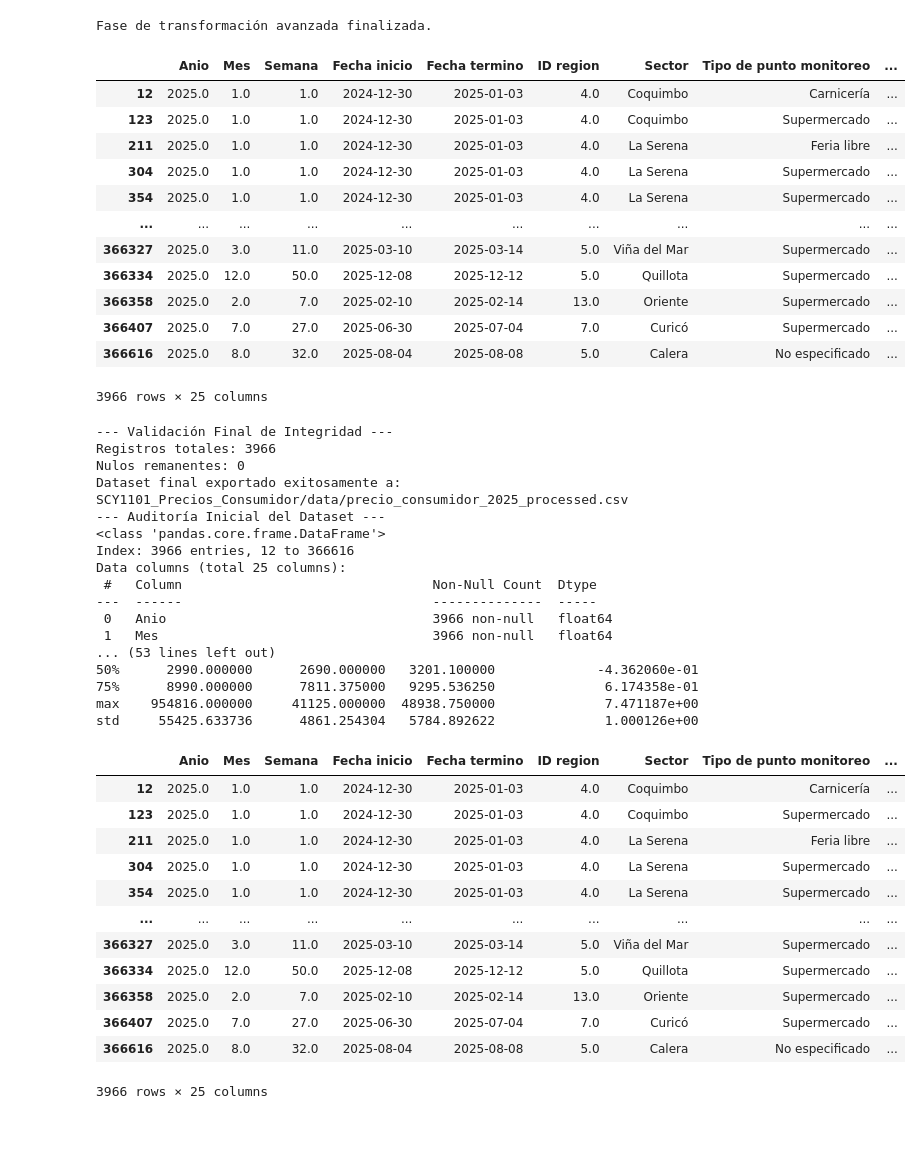
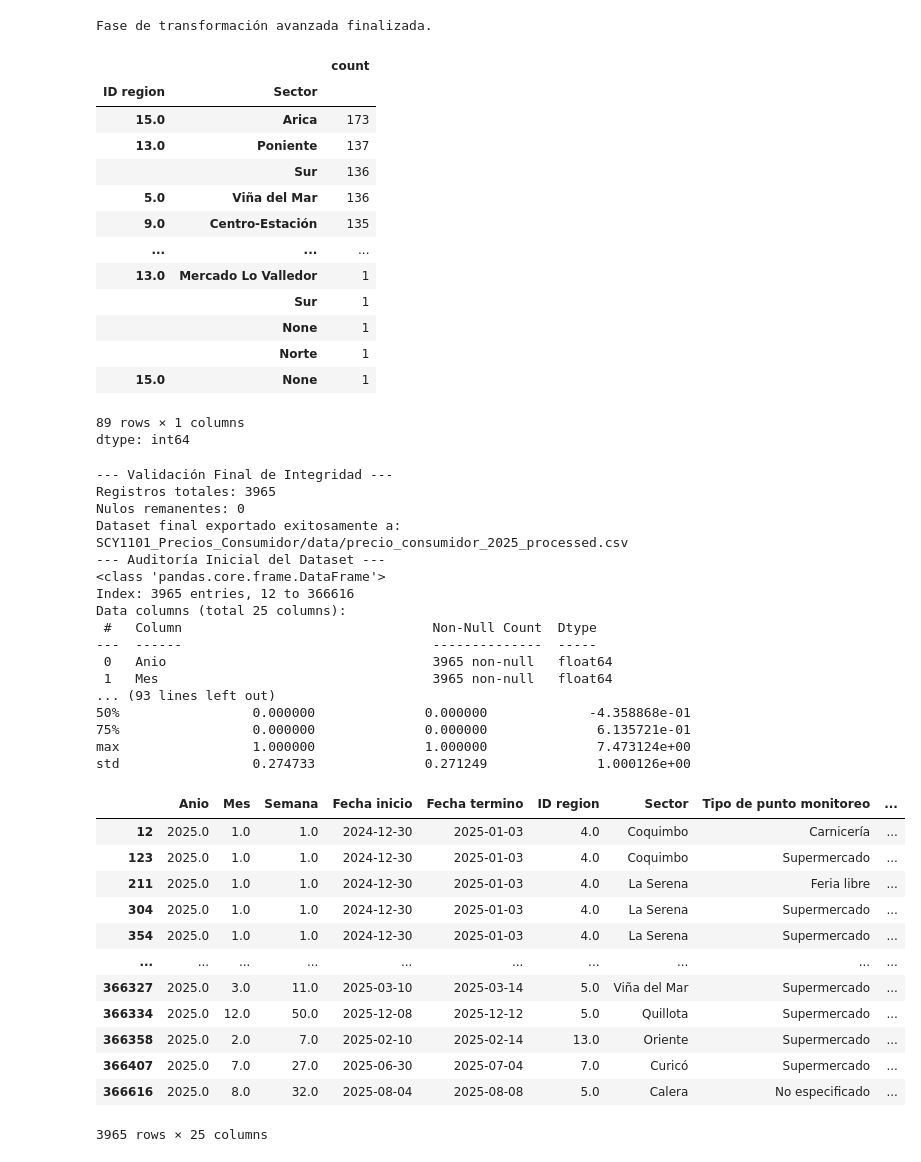
Before and after one commit to LtFordo/SCY1101_Precios_Consumidor, a Jupyter notebook: ProyectoProgramaciónCienciaDatos.ipynb, the cells around one changed output. Drawn from its saved outputs; the diff is of its cells as text; code cells hidden in the pictures; blank space fills up the shorter version.

```diff
--- a/ProyectoProgramaciónCienciaDatos.ipynb
+++ b/ProyectoProgramaciónCienciaDatos.ipynb
@@ -98,14 +122,19 @@ try:
     df = df[df['Precio minimo'] <= limite_max]
 
     # 4. Normalización de Categóricos (Columna Region):
-    # Eliminación de espacios y gestión de nulos representados como texto [11].
+    # Eliminación de espacios y gestión de nulos representados como texto.
     df['Region'] = df['Region'].str.strip()
     valor_moda_region = df['Region'].mode()[0] # Extracción de valor escalar
     df['Region'] = df['Region'].replace('None', valor_moda_region)
 
+    # Columna Sector
+    df['Sector'] = (df['Sector'].replace('None', pd.NA))
+    df['Sector'] = (df.groupby('Region')['Sector'].transform(lambda x: x.fillna(x.mode()[0])))
+
+
     # 5. Imputación Profesional de Nulos (Missing Values):
     # Se utiliza imputación lógica para no perder registros valiosos.
-    # Precios faltantes se rellenan con el promedio del registro para mantener la integridad [10].
+    # Precios faltantes se rellenan con el promedio del registro para mantener la integridad.
     df['Precio minimo'] = df['Precio minimo'].fillna(df['Precio promedio'])
     df['Precio maximo'] = df['Precio maximo'].fillna(df['Precio promedio'])
 
@@ -113,7 +142,7 @@ try:
     cols_cat = ['Sector', 'Tipo de punto monitoreo', 'Grupo', 'Unidad']
     df[cols_cat] = df[cols_cat].fillna('No especificado')
 
-    # Barrido final para asegurar 0 nulos (Requisito para nota máxima)
+    # Barrido final para asegurar 0 nulos
     df.dropna(inplace=True)
 
     print("Fase de limpieza completada exitosamente.")
@@ -139,46 +168,49 @@ Fase de limpieza completada exitosamente.
 # %%
 # =================================================================
 # FASE 3: TRANSFORMACIÓN AVANZADA
 # =================================================================
 # Justificación: Se utiliza vectorización y escalamiento para mejorar
 # el poder predictivo y normalizar la varianza de los datos.
 
 try:
     # 1. Ingeniería de Características: Creación de columna con IVA mediante broadcasting.
     # La vectorización optimiza la memoria al evitar ciclos.
     df['Precio_IVA'] = df['Precio promedio'] * 1.19
 
     # 2. Codificación Categórica (One-Hot Encoding):
     # Transforma 'Region' en variables binarias procesables por modelos de IA.
-    df_final = pd.get_dummies(df, columns=['Region'], prefix='Reg')
+    df_final = pd.get_dummies(df, columns=['Region'], prefix='Reg', dtype=int)
 
     # 3. Estandarización (Scaling):
     # Uso de StandardScaler para ajustar los precios a una media 0 y desviación 1.
     # Justificación: Esta técnica asume una distribución gaussiana y mitiga
     # el impacto de la magnitud de los precios en el análisis.
     scaler = StandardScaler()
     df_final['Precio_Promedio_Escalado'] = scaler.fit_transform(df_final[['Precio promedio']])
 
     print("Fase de transformación avanzada finalizada.")
 
 except Exception as e:
     print(f"Error en transformaciones avanzadas: {e}")
-df_final
+
+df_final[['ID region', 'Sector']].value_counts()
 # %% [output]
 Fase de transformación avanzada finalizada.
-|  | Anio | Mes | Semana | Fecha inicio | Fecha termino | ID region | Sector | Tipo de punto monitoreo | ... |
-| 12 | 2025.0 | 1.0 | 1.0 | 2024-12-30 | 2025-01-03 | 4.0 | Coquimbo | Carnicería | ... |
-| 123 | 2025.0 | 1.0 | 1.0 | 2024-12-30 | 2025-01-03 | 4.0 | Coquimbo | Supermercado | ... |
-| 211 | 2025.0 | 1.0 | 1.0 | 2024-12-30 | 2025-01-03 | 4.0 | La Serena | Feria libre | ... |
-| 304 | 2025.0 | 1.0 | 1.0 | 2024-12-30 | 2025-01-03 | 4.0 | La Serena | Supermercado | ... |
-| 354 | 2025.0 | 1.0 | 1.0 | 2024-12-30 | 2025-01-03 | 4.0 | La Serena | Supermercado | ... |
-| ... | ... | ... | ... | ... | ... | ... | ... | ... | ... |
-| 366327 | 2025.0 | 3.0 | 11.0 | 2025-03-10 | 2025-03-14 | 5.0 | Viña del Mar | Supermercado | ... |
-| 366334 | 2025.0 | 12.0 | 50.0 | 2025-12-08 | 2025-12-12 | 5.0 | Quillota | Supermercado | ... |
-| 366358 | 2025.0 | 2.0 | 7.0 | 2025-02-10 | 2025-02-14 | 13.0 | Oriente | Supermercado | ... |
-| 366407 | 2025.0 | 7.0 | 27.0 | 2025-06-30 | 2025-07-04 | 7.0 | Curicó | Supermercado | ... |
-| 366616 | 2025.0 | 8.0 | 32.0 | 2025-08-04 | 2025-08-08 | 5.0 | Calera | No especificado | ... |
+|  |  | count |
+| ID region | Sector |  |
+| 15.0 | Arica | 173 |
+| 13.0 | Poniente | 137 |
+|  | Sur | 136 |
+| 5.0 | Viña del Mar | 136 |
+| 9.0 | Centro-Estación | 135 |
+| ... | ... | ... |
+| 13.0 | Mercado Lo Valledor | 1 |
+|  | Sur | 1 |
+|  | None | 1 |
+|  | Norte | 1 |
+| 15.0 | None | 1 |
-3966 rows × 25 columns
+89 rows × 1 columns
+dtype: int64
 # %%
 # =================================================================
 # FASE 4: VALIDACIÓN Y EXPORTACIÓN
@@ -220,22 +252,22 @@ except Exception as e:
 df_final
 # %% [output]
 --- Validación Final de Integridad ---
-Registros totales: 3966
+Registros totales: 3965
 Nulos remanentes: 0
 Dataset final exportado exitosamente a: SCY1101_Precios_Consumidor/data/precio_consumidor_2025_processed.csv
 --- Auditoría Inicial del Dataset ---
 <class 'pandas.core.frame.DataFrame'>
-Index: 3966 entries, 12 to 366616
+Index: 3965 entries, 12 to 366616
 Data columns (total 25 columns):
  #   Column                                Non-Null Count  Dtype
 ---  ------                                --------------  -----
- 0   Anio                                  3966 non-null   float64
- 1   Mes                                   3966 non-null   float64
-... (53 lines left out)
-50%      2990.000000      2690.000000   3201.100000             -4.362060e-01
-75%      8990.000000      7811.375000   9295.536250              6.174358e-01
-max    954816.000000     41125.000000  48938.750000              7.471187e+00
-std     55425.633736      4861.254304   5784.892622              1.000126e+00
+ 0   Anio                                  3965 non-null   float64
+ 1   Mes                                   3965 non-null   float64
+... (93 lines left out)
+50%                 0.000000              0.000000             -4.358868e-01
+75%                 0.000000              0.000000              6.135721e-01
+max                 1.000000              1.000000              7.473124e+00
+std                 0.274733              0.271249              1.000126e+00
 |  | Anio | Mes | Semana | Fecha inicio | Fecha termino | ID region | Sector | Tipo de punto monitoreo | ... |
 | 12 | 2025.0 | 1.0 | 1.0 | 2024-12-30 | 2025-01-03 | 4.0 | Coquimbo | Carnicería | ... |
 | 123 | 2025.0 | 1.0 | 1.0 | 2024-12-30 | 2025-01-03 | 4.0 | Coquimbo | Supermercado | ... |
@@ -248,7 +280,7 @@ std     55425.633736      4861.254304   5784.892622              1.000126e+00
 | 366358 | 2025.0 | 2.0 | 7.0 | 2025-02-10 | 2025-02-14 | 13.0 | Oriente | Supermercado | ... |
 | 366407 | 2025.0 | 7.0 | 27.0 | 2025-06-30 | 2025-07-04 | 7.0 | Curicó | Supermercado | ... |
 | 366616 | 2025.0 | 8.0 | 32.0 | 2025-08-04 | 2025-08-08 | 5.0 | Calera | No especificado | ... |
-3966 rows × 25 columns
+3965 rows × 25 columns
 # %%
 try:
     # 1. Eliminación de Duplicados: Evita sesgar las estadísticas del modelo [6, 9]
```
Also changed, not shown: parts of 5 cells of this notebook.
